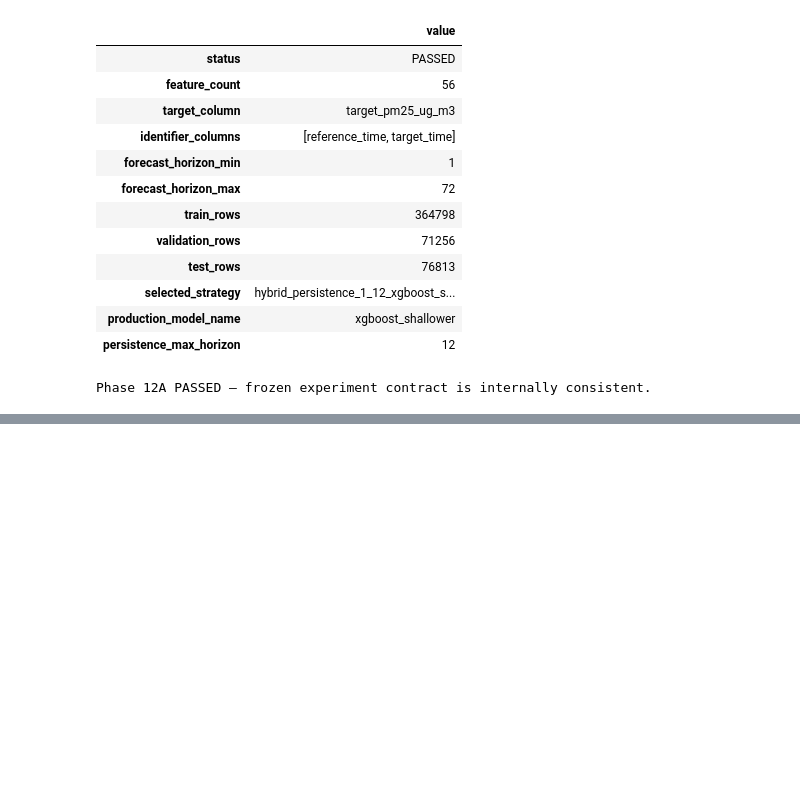
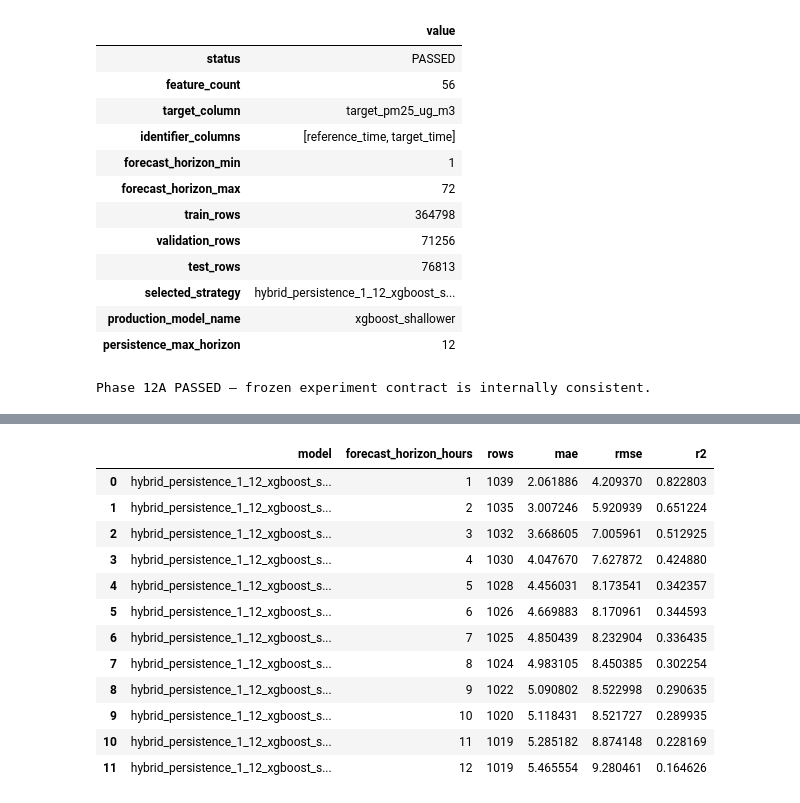
Before and after one commit to riyanj220/pearls-aqi-predictor, a Jupyter notebook: notebooks/12_model_challenger_benchmark.ipynb, the cells around one changed output, grey strips where cells are left out. Drawn from its saved outputs; the diff is of its cells as text; code cells hidden in the pictures; blank space fills up the shorter version.

Commit message:
feat(notebooks): reproduce production champion validation baseline

```diff
--- a/notebooks/12_model_challenger_benchmark.ipynb
+++ b/notebooks/12_model_challenger_benchmark.ipynb
@@ -868,0 +1377,70 @@ Phase 12A PASSED — frozen experiment contract is internally consistent.
+# %%
+champion_per_horizon_records = []
+
+
+for horizon in EXPECTED_HORIZONS:
+    horizon_mask = (
+        champion_validation_results_df[
+            FORECAST_HORIZON_COLUMN
+        ]
+        .eq(horizon)
+    )
+
+    horizon_df = (
+        champion_validation_results_df.loc[
+            horizon_mask
+        ]
+    )
+
+    horizon_metrics = (
+        calculate_regression_metrics(
+            y_true=horizon_df[
+                TARGET_COLUMN
+            ],
+            y_pred=horizon_df[
+                "prediction"
+            ],
+        )
+    )
+
+    champion_per_horizon_records.append(
+        {
+            "model": EXPECTED_STRATEGY,
+            "forecast_horizon_hours": horizon,
+            "rows": len(horizon_df),
+            **horizon_metrics,
+        }
+    )
+
+
+champion_validation_by_horizon_df = (
+    pd.DataFrame(
+        champion_per_horizon_records
+    )
+)
+
+
+assert len(
+    champion_validation_by_horizon_df
+) == 72
+
+
+display(
+    champion_validation_by_horizon_df.head(
+        12
+    )
+)
+# %% [output]
+|  | model | forecast_horizon_hours | rows | mae | rmse | r2 |
+| 0 | hybrid_persistence_1_12_xgboost_s... | 1 | 1039 | 2.061886 | 4.209370 | 0.822803 |
+| 1 | hybrid_persistence_1_12_xgboost_s... | 2 | 1035 | 3.007246 | 5.920939 | 0.651224 |
+| 2 | hybrid_persistence_1_12_xgboost_s... | 3 | 1032 | 3.668605 | 7.005961 | 0.512925 |
+| 3 | hybrid_persistence_1_12_xgboost_s... | 4 | 1030 | 4.047670 | 7.627872 | 0.424880 |
+| 4 | hybrid_persistence_1_12_xgboost_s... | 5 | 1028 | 4.456031 | 8.173541 | 0.342357 |
+| 5 | hybrid_persistence_1_12_xgboost_s... | 6 | 1026 | 4.669883 | 8.170961 | 0.344593 |
+| 6 | hybrid_persistence_1_12_xgboost_s... | 7 | 1025 | 4.850439 | 8.232904 | 0.336435 |
+| 7 | hybrid_persistence_1_12_xgboost_s... | 8 | 1024 | 4.983105 | 8.450385 | 0.302254 |
+| 8 | hybrid_persistence_1_12_xgboost_s... | 9 | 1022 | 5.090802 | 8.522998 | 0.290635 |
+| 9 | hybrid_persistence_1_12_xgboost_s... | 10 | 1020 | 5.118431 | 8.521727 | 0.289935 |
+| 10 | hybrid_persistence_1_12_xgboost_s... | 11 | 1019 | 5.285182 | 8.874148 | 0.228169 |
+| 11 | hybrid_persistence_1_12_xgboost_s... | 12 | 1019 | 5.465554 | 9.280461 | 0.164626 |
```
Also changed, not shown: parts of 11 cells of this notebook.
